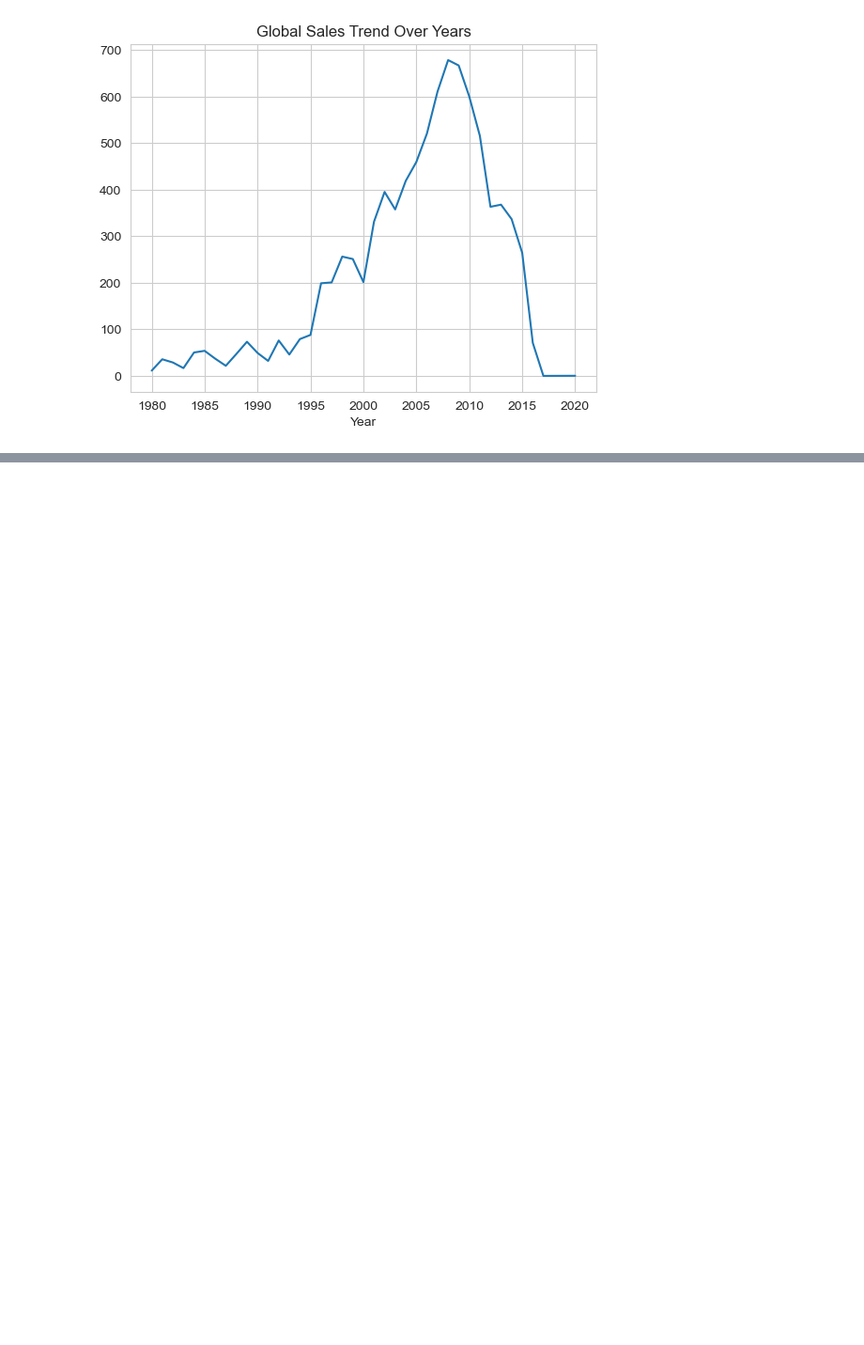
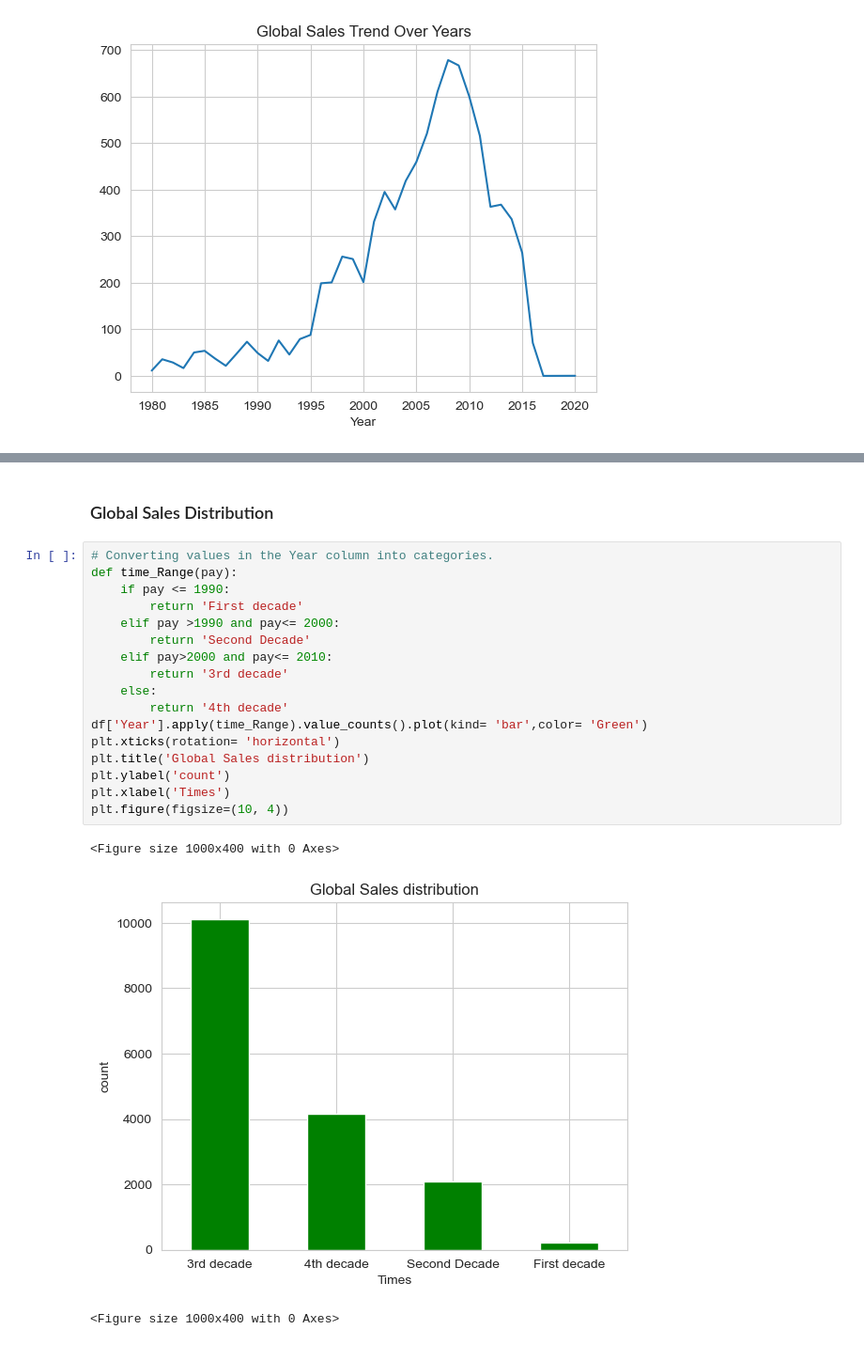
Before and after one commit to joshzireva/Data-Analysis-for-Game-Sales.-, a Jupyter notebook: Game_Sales.ipynb, the cells around one changed output, grey strips where cells are left out. Shown: that part at 94% size. Drawn from its saved outputs; the diff is of its cells as text; blank space fills up the shorter version.

```diff
--- a/Game_Sales.ipynb
+++ b/Game_Sales.ipynb
@@ -139,0 +140,23 @@ plt.xticks(rotation=90);
+# %% [markdown]
+### Global Sales Distribution
+# %%
+# Converting values in the Year column into categories.
+def time_Range(pay):
+    if pay <= 1990:
+        return 'First decade'
+    elif pay >1990 and pay<= 2000:
+        return 'Second Decade'
+    elif pay>2000 and pay<= 2010:
+        return '3rd decade'
+    else:
+        return '4th decade'
+df['Year'].apply(time_Range).value_counts().plot(kind= 'bar',color= 'Green')
+plt.xticks(rotation= 'horizontal')
+plt.title('Global Sales distribution')
+plt.ylabel('count')
+plt.xlabel('Times')
+plt.figure(figsize=(10, 4))
+# %% [output]
+<Figure size 1000x400 with 0 Axes>
+[figure, added]
+<Figure size 1000x400 with 0 Axes>
```
Also changed, not shown: parts of 3 cells of this notebook.
